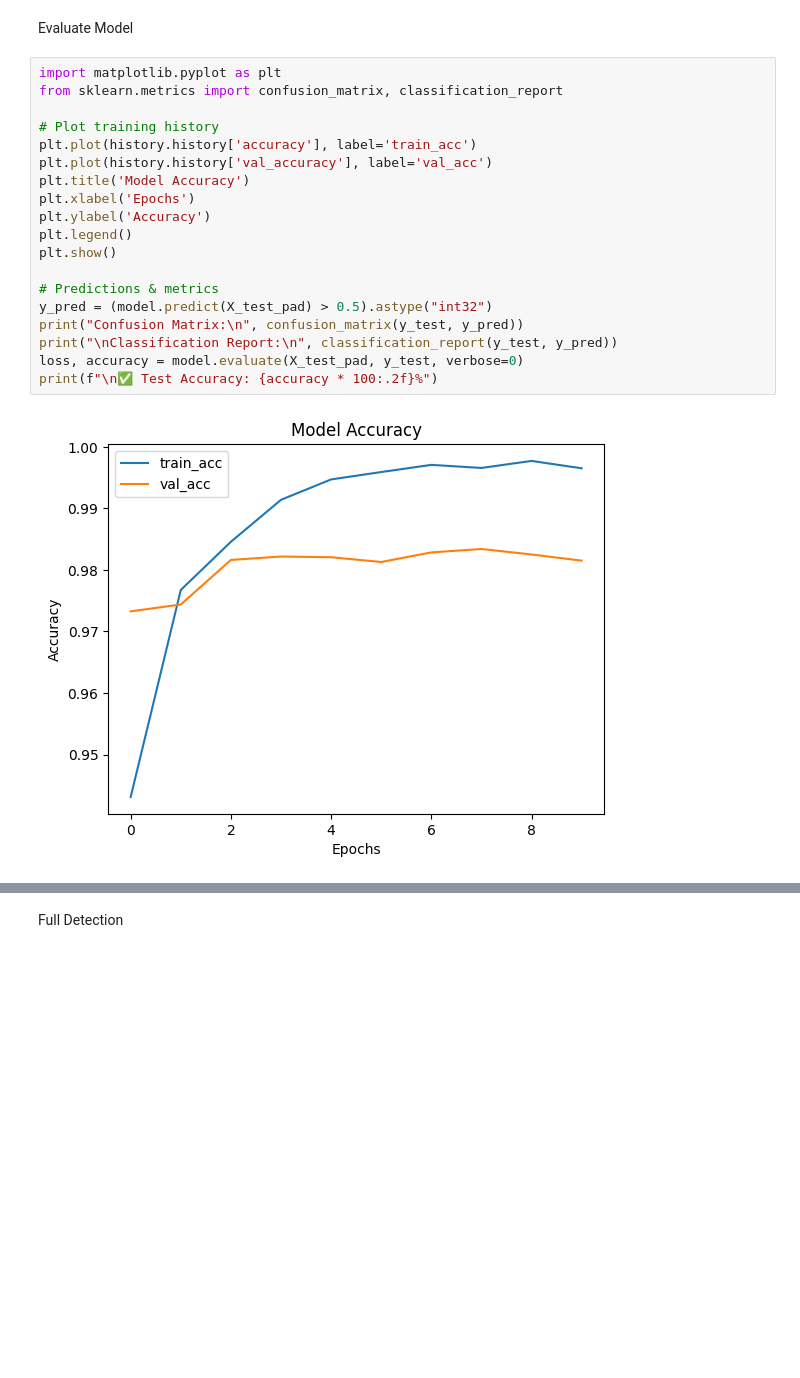
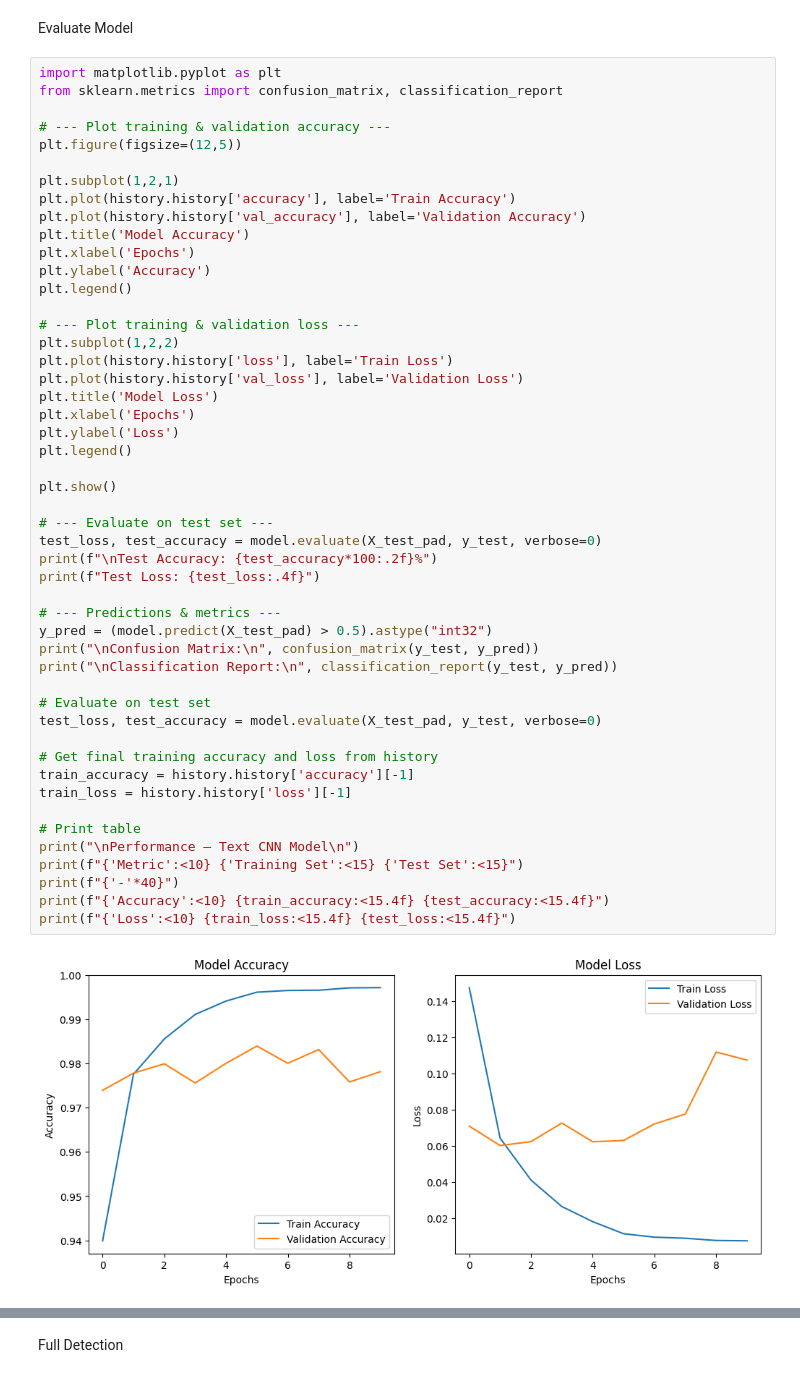
Before and after one commit to AnjanaGunarathna/DL_News_Detection, a Jupyter notebook: DLAssignment.ipynb, the cells around one changed output, grey strips where cells are left out. Cells and saved outputs as stored; diff of their text form; blank space fills up the shorter version.

```diff
--- a/DLAssignment.ipynb
+++ b/DLAssignment.ipynb
@@ -151,21 +151,51 @@ Evaluate Model
 # %%
 import matplotlib.pyplot as plt
 from sklearn.metrics import confusion_matrix, classification_report
 
-# Plot training history
-plt.plot(history.history['accuracy'], label='train_acc')
-plt.plot(history.history['val_accuracy'], label='val_acc')
+# --- Plot training & validation accuracy ---
+plt.figure(figsize=(12,5))
+
+plt.subplot(1,2,1)
+plt.plot(history.history['accuracy'], label='Train Accuracy')
+plt.plot(history.history['val_accuracy'], label='Validation Accuracy')
 plt.title('Model Accuracy')
 plt.xlabel('Epochs')
 plt.ylabel('Accuracy')
 plt.legend()
+
+# --- Plot training & validation loss ---
+plt.subplot(1,2,2)
+plt.plot(history.history['loss'], label='Train Loss')
+plt.plot(history.history['val_loss'], label='Validation Loss')
+plt.title('Model Loss')
+plt.xlabel('Epochs')
+plt.ylabel('Loss')
+plt.legend()
+
 plt.show()
 
-# Predictions & metrics
+# --- Evaluate on test set ---
+test_loss, test_accuracy = model.evaluate(X_test_pad, y_test, verbose=0)
+print(f"\nTest Accuracy: {test_accuracy*100:.2f}%")
+print(f"Test Loss: {test_loss:.4f}")
+
+# --- Predictions & metrics ---
 y_pred = (model.predict(X_test_pad) > 0.5).astype("int32")
-print("Confusion Matrix:\n", confusion_matrix(y_test, y_pred))
+print("\nConfusion Matrix:\n", confusion_matrix(y_test, y_pred))
 print("\nClassification Report:\n", classification_report(y_test, y_pred))
-loss, accuracy = model.evaluate(X_test_pad, y_test, verbose=0)
-print(f"\n✅ Test Accuracy: {accuracy * 100:.2f}%")
+
+# Evaluate on test set
+test_loss, test_accuracy = model.evaluate(X_test_pad, y_test, verbose=0)
+
+# Get final training accuracy and loss from history
+train_accuracy = history.history['accuracy'][-1]
+train_loss = history.history['loss'][-1]
+
+# Print table
+print("\nPerformance – Text CNN Model\n")
+print(f"{'Metric':<10} {'Training Set':<15} {'Test Set':<15}")
+print(f"{'-'*40}")
+print(f"{'Accuracy':<10} {train_accuracy:<15.4f} {test_accuracy:<15.4f}")
+print(f"{'Loss':<10} {train_loss:<15.4f} {test_loss:<15.4f}")
 # %% [output]
-[figure, old version]
+[figure, new version]
```
Also changed, not shown: parts of 6 cells of this notebook.
